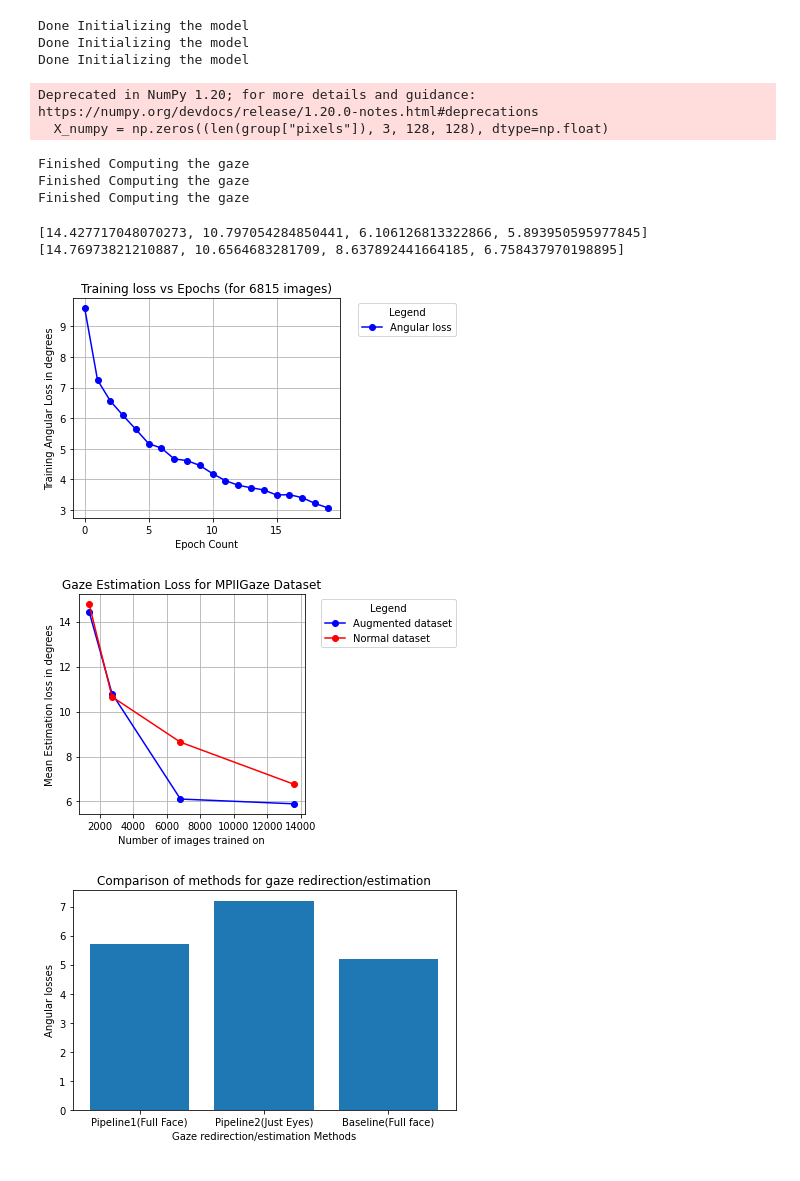
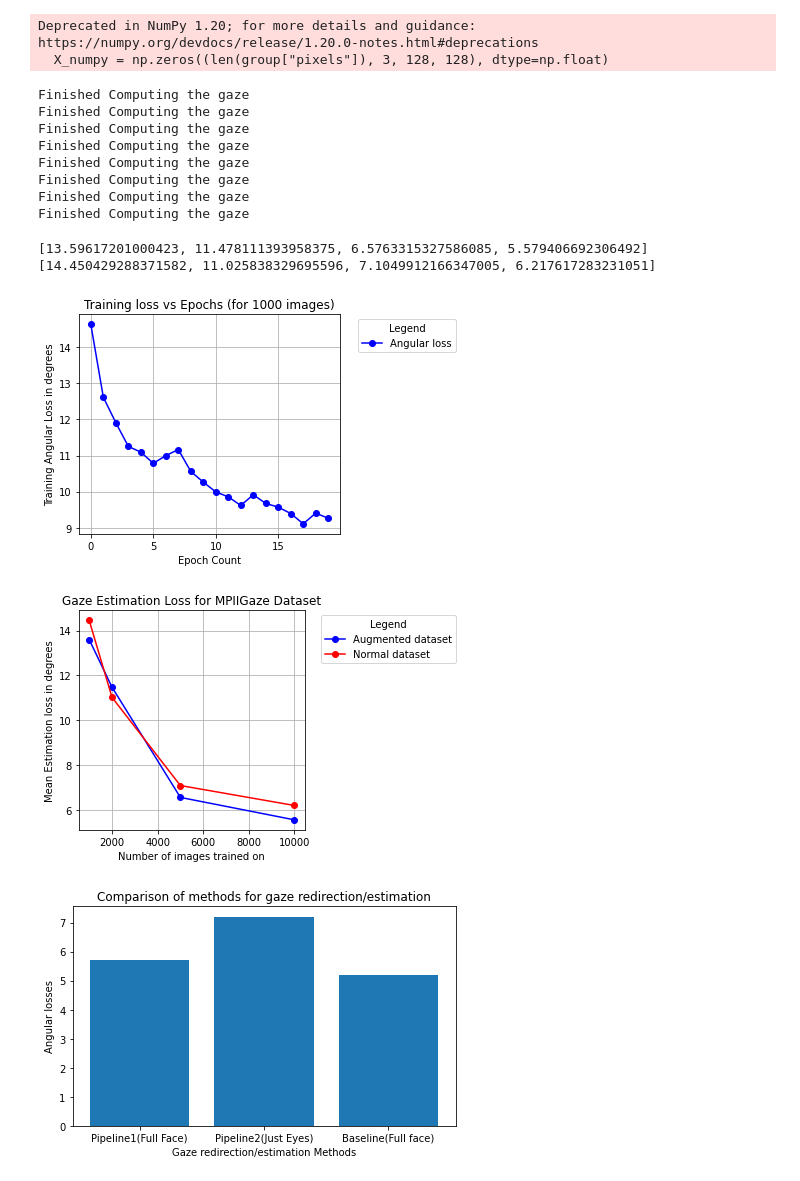
Before and after one commit to codeastra2/GazeRedirectionEstimation, a Jupyter notebook: train_gaze_estimator.ipynb, the cells around one changed output. Drawn from its saved outputs; the diff is of its cells as text; code cells hidden in the pictures.

Commit message:
Fixes for variable number of images in aug and gc

```diff
--- a/train_gaze_estimator.ipynb
+++ b/train_gaze_estimator.ipynb
@@ -315,13 +320,12 @@ h5_path_red = "/bigpool/fachpraktikum2021/group5/dir_srinivas/outputs_sted/Redir
 h5_path_gc = "/bigpool/fachpraktikum2021/group5/dir_srinivas/outputs_sted/GazeCapture.h5"
 
 
-#num_imgs = [1, 2, 5, 10, 20, 50]
-num_imgs = [20, 50]
+num_imgs = [1, 2, 5, 10, 20, 10]
 
 
 for num_img in num_imgs:
 
-    for ds in [ "aug"]:
+    for ds in [ "gc", "aug"]:
 
         if ds == "gc":
             h5_path  = h5_path_gc
@@ -337,17 +360,3 @@ RuntimeError: CUDA out of memory. Tried to allocate 2.00 MiB (GPU 0; 11.91 GiB t
-# %%
-path1 = "/bigpool/fachpraktikum2021/group5/dir_srinivas/STED-gaze/pre-trained/gaze_head_resnet_gc_randimg_1_epo_20_.pt"
-path2 = "/bigpool/fachpraktikum2021/group5/dir_srinivas/STED-gaze/pre-trained/gaze_head_resnet_gc_randimg_2_epo_20_.pt"
-path3 = "/bigpool/fachpraktikum2021/group5/dir_srinivas/STED-gaze/pre-trained/gaze_head_resnet_gc_randimg_5_epo_20_.pt"
-path4 = "/bigpool/fachpraktikum2021/group5/dir_srinivas/STED-gaze/pre-trained/gaze_head_resnet_gc_randimg_10_epo_20_.pt"
-
-#trained_models["gc"] = []
-#trained_models["gc"] = []
-#trained_models["gc"] = []
-trained_models["gc"] = [{1: {"model": init_model(path1)}}, {2: {"model": init_model(path2)}}, {5: {"model": init_model(path3)}}]
-# %% [output]
-Done Initializing the model
-Done Initializing the model
-Done Initializing the model
 # %%
 
 
@@ -357,7 +366,7 @@ h5_path_mpii = "/bigpool/fachpraktikum2021/group5/dir_srinivas/outputs_sted/MPII
 
 
 #print(trained_models["aug"][1].keys())
-for ds in ["aug, ""gc"]:
+for ds in ["aug", "gc"]:
     for n_model in trained_models[ds]:
 
         key1 = list(n_model)[0]
@@ -372,16 +381,20 @@ Deprecated in NumPy 1.20; for more details and guidance: https://numpy.org/devdo
 Finished Computing the gaze
 Finished Computing the gaze
 Finished Computing the gaze
+Finished Computing the gaze
+Finished Computing the gaze
+Finished Computing the gaze
+Finished Computing the gaze
+Finished Computing the gaze
-# %%
-gc_test_losses.append(6.758437970198895)
-gc_test_losses = gc_test_losses[1:]
-print(aug_test_losses)
-print(gc_test_losses)
-# %% [output]
-[14.427717048070273, 10.797054284850441, 6.106126813322866, 5.893950595977845]
-[14.76973821210887, 10.6564683281709, 8.637892441664185, 6.758437970198895]
+# %%
+print(aug_test_losses)
+print(gc_test_losses)
+# %% [output]
+[13.59617201000423, 11.478111393958375, 6.5763315327586085, 5.579406692306492]
+[14.450429288371582, 11.025838329695596, 7.1049912166347005, 6.217617283231051]
 # %%
-training_losses = trained_models["aug"][0][5]["train_losses"]
+
+training_losses = trained_models["aug"][0][1]["train_losses"]
 epochs = [epoch for epoch in range(len(training_losses))]
 
 plt.close('all')
@@ -389,7 +402,7 @@ fig, ax = plt.subplots(tight_layout=True)
 
 p1,  = ax.plot(epochs, training_losses,  color='blue', marker='o', label='Angular loss')
 
-ax.set_title("Training loss vs Epochs (for 6815 images)")
+ax.set_title("Training loss vs Epochs (for 1000 images)")
 ax.set_xlabel("Epoch Count")
 ax.set_ylabel("Training Angular Loss in degrees")
 
@@ -400,30 +413,30 @@ fig.savefig('/bigpool/fachpraktikum2021/group5/dir_srinivas/STED-gaze/Gaze_Estim
             )
 #plt.show()
 # %% [output]
-[figure, old version]
+[figure, new version]
 # %%
 
-image_numbers = [1364, 2727, 6815, 13620]
+image_numbers = [1000, 2000, 5000, 10000]
 
 plt.close('all')
 fig, ax = plt.subplots(tight_layout=True)
 
 p1,  = ax.plot(image_numbers, aug_test_losses, color='blue', marker='o', label='Augmented dataset')
 p2,  = ax.plot(image_numbers, gc_test_losses, color='red', marker='o', label='Normal dataset')
 
 
 
 ax.set_title("Gaze Estimation Loss for MPIIGaze Dataset")
 ax.set_xlabel("Number of images trained on")
 ax.set_ylabel("Mean Estimation loss in degrees")
 
 ax.legend(handles=[p1, p2], title='Legend', bbox_to_anchor=(1.05, 1), loc='upper left')
 
 ax.grid(True)
 fig.savefig('/bigpool/fachpraktikum2021/group5/dir_srinivas/STED-gaze/Gaze_Estimation/plots/' + 'augvsnorm_comparison.jpg',
             )
 # %% [output]
-[figure, old version]
+[figure, new version]
 # %%
 actual_numbers = [1364, 2727, 6815, 13620, 27196, ]
 # %%
```
Also changed, not shown: parts of 2 cells of this notebook, 2 other files.
